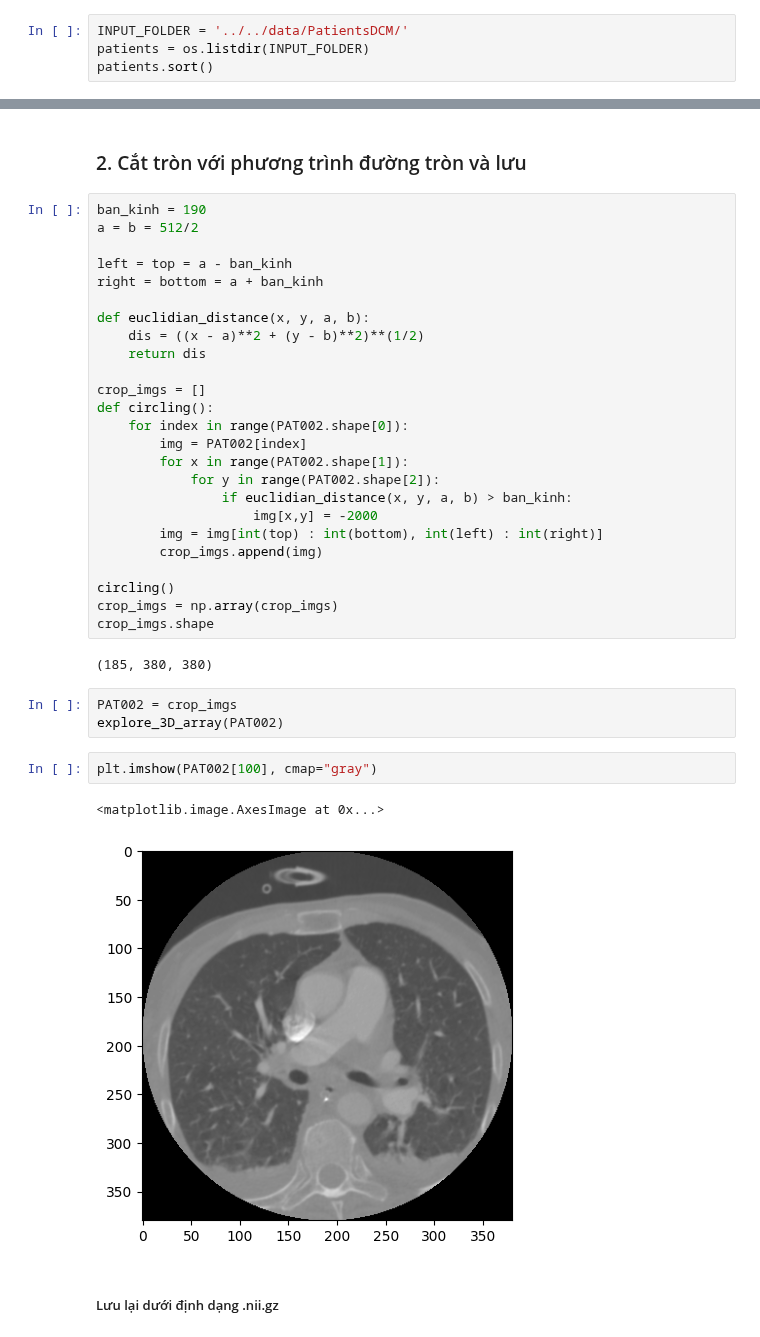
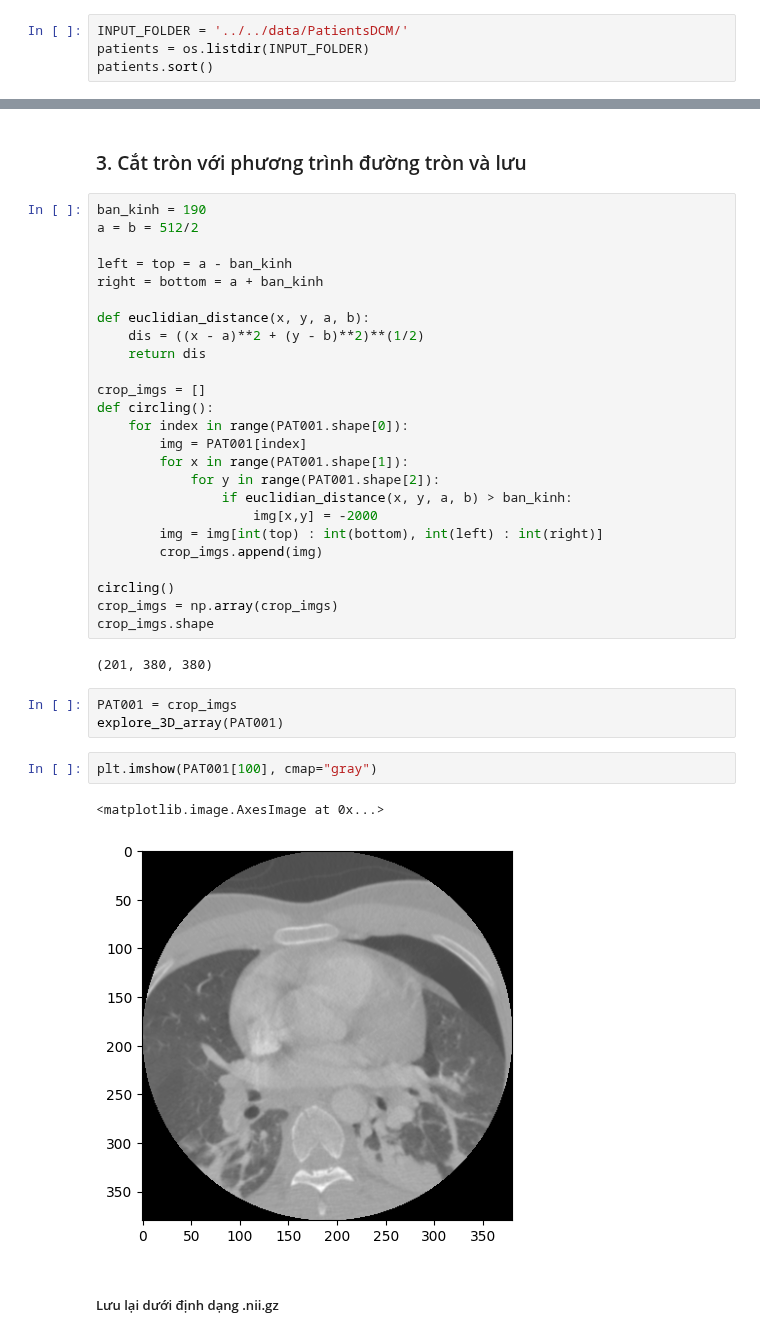
Before and after one commit to VISEF-ISEF-team/VasculAR, a Jupyter notebook: DeepLearning/notebooks/others/Full_preprocessing_real_data.ipynb, the cells around one changed output, grey strips where cells are left out. Cells and saved outputs as stored; diff of their text form.

```diff
--- a/DeepLearning/notebooks/others/Full_preprocessing_real_data.ipynb
+++ b/DeepLearning/notebooks/others/Full_preprocessing_real_data.ipynb
@@ -68,5 +174,5 @@ PAT002.shape
 # %% [markdown]
-### 2. Cắt tròn với phương trình đường tròn và lưu
+### 3. Cắt tròn với phương trình đường tròn và lưu
 # %%
 ban_kinh = 190
 a = b = 512/2
@@ -80,10 +186,10 @@ def euclidian_distance(x, y, a, b):
 
 crop_imgs = []
 def circling():
-    for index in range(PAT002.shape[0]):
-        img = PAT002[index]
-        for x in range(PAT002.shape[1]):
-            for y in range(PAT002.shape[2]):
+    for index in range(PAT001.shape[0]):
+        img = PAT001[index]
+        for x in range(PAT001.shape[1]):
+            for y in range(PAT001.shape[2]):
                 if euclidian_distance(x, y, a, b) > ban_kinh:
                     img[x,y] = -2000
         img = img[int(top) : int(bottom), int(left) : int(right)]
@@ -93,15 +199,15 @@ circling()
 crop_imgs = np.array(crop_imgs)
 crop_imgs.shape
 # %% [output]
-(185, 380, 380)
+(201, 380, 380)
 # %%
-PAT002 = crop_imgs
-explore_3D_array(PAT002)
+PAT001 = crop_imgs
+explore_3D_array(PAT001)
 # %%
-plt.imshow(PAT002[100], cmap="gray")
+plt.imshow(PAT001[100], cmap="gray")
 # %% [output]
 <matplotlib.image.AxesImage at 0x...>
-[figure, old version]
+[figure, new version]
 # %% [markdown]
 ##### Lưu lại dưới định dạng .nii.gz
 # %%
```
Also changed, not shown: parts of 17 cells of this notebook, 22 other files.
